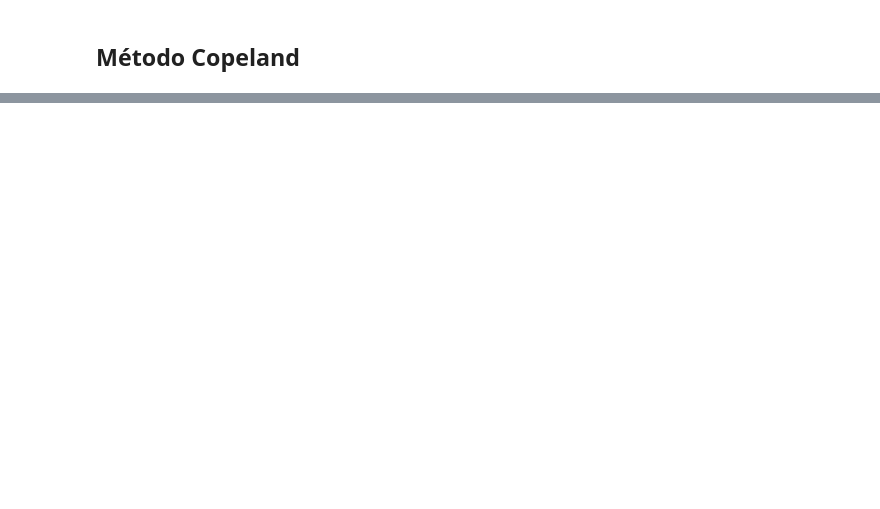
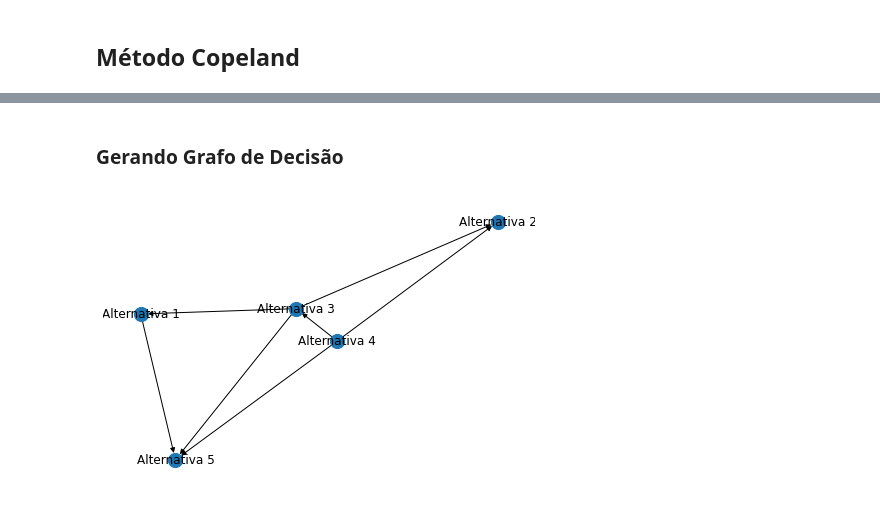
Before and after one commit to jvataidee/PesquisaOperacional, a Jupyter notebook: agregacao_sintese.ipynb, the cells around one changed output, grey strips where cells are left out. Saved outputs shown, nothing was run; the diff lists cells and outputs as text; code cells hidden in the pictures; blank space fills up the shorter version.

```diff
--- a/agregacao_sintese.ipynb
+++ b/agregacao_sintese.ipynb
@@ -162,0 +326,4 @@ dtype: int64
+# %%
+transposta = matriz_decisao_nova.T
+transposta = transposta * -1
+transposta
@@ -162,0 +337,3 @@ dtype: int64
+# %%
+valores_decisao = matriz_decisao_nova + transposta
+valores_decisao
@@ -162,0 +349,5 @@ dtype: int64
+# %%
+matriz_final = pd.DataFrame(valores_decisao,
+                            index = lista_alter,
+                            columns = lista_alter)
+matriz_final
@@ -162,0 +363,4 @@ dtype: int64
+# %%
+matriz_final["Soma"] = matriz_final.apply(np.sum, axis = 1)
+matriz_final.sort_values(by = "Soma", inplace = True, ascending = False)
+matriz_final
@@ -162,0 +374,14 @@ dtype: int64
+# %% [markdown]
+### **Gerando Grafo de Decisão**
+# %%
+G = nx.DiGraph()
+G.add_nodes_from(lista_alter)
+
+for i, j in list(product(lista_alter, lista_alter)):
+    if matriz_final.at[i, j] == 1:
+        G.add_weighted_edges_from([(i, j, 1)])
+
+nx.draw(G, node_size =200, with_labels = True)
+plt.show()
+# %% [output]
+[figure, added]
```
Also changed, not shown: parts of 33 cells of this notebook.
